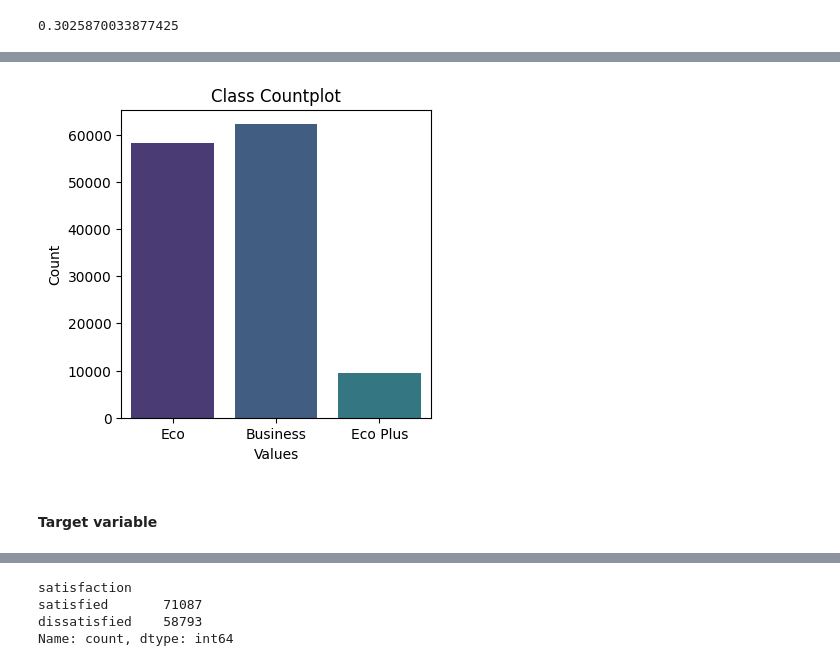
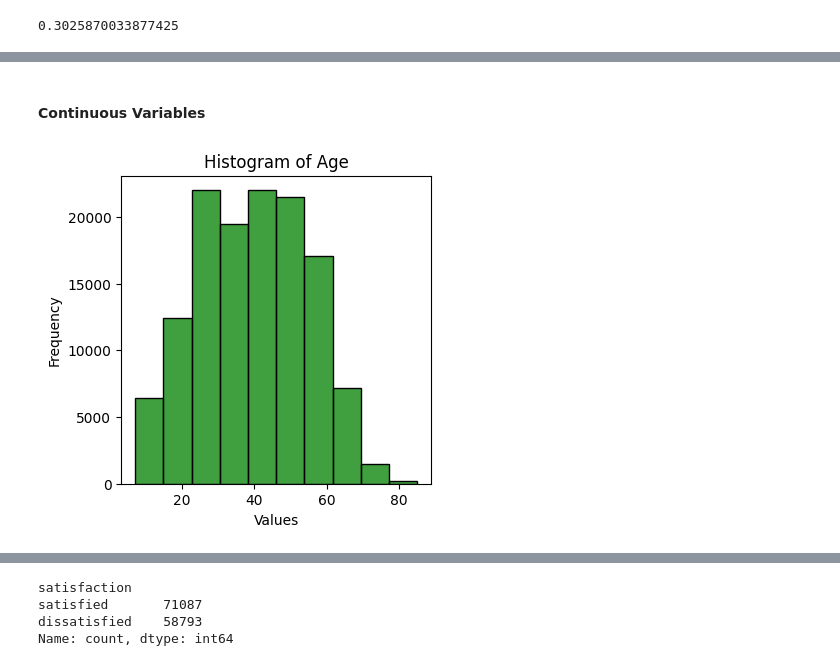
Before and after one commit to Lughaidh-w/Airline-Customer-Satisfaction, a Jupyter notebook: CA1.ipynb, the cells around one changed output, grey strips where cells are left out. Cells and saved outputs as stored; diff of their text form; code cells hidden in the pictures.

Commit message:
more data exploration

```diff
--- a/CA1.ipynb
+++ b/CA1.ipynb
@@ -36,3 +36,14 @@ def countplot(df, var, x_size=4, y_size=4, title="Countplot", x_label="Values",
+# %%
+# histogram
+def histogram(df, var, x_size=4, y_size=4, x_label="Values", y_label="Frequency",
+              bins=10):
+    plt.figure(figsize=(x_size, y_size))
+    sns.histplot(data=df, x=var, kde=False, bins=bins, color='green')
+    plt.xlabel(x_label)
+    plt.ylabel(y_label)
+    title = f"Histogram of {var}"
+    plt.title(title)
+    plt.show()
 # %% [markdown]
 ### Data Exploration
 # %%
@@ -148,6 +137,6 @@ countplot(df, "Type of Travel", title="Type of Travel Countplot")
-# %%
-countplot(df, "Class", title="Class Countplot")
-# %% [output]
-[figure, removed]
-# %% [markdown]
-#### Target variable
+# %% [markdown]
+#### Continuous Variables
+# %%
+histogram(df, "Age")
+# %% [output]
+[figure, added]
```
Also changed, not shown: parts of 31 cells of this notebook, 1 other file.
